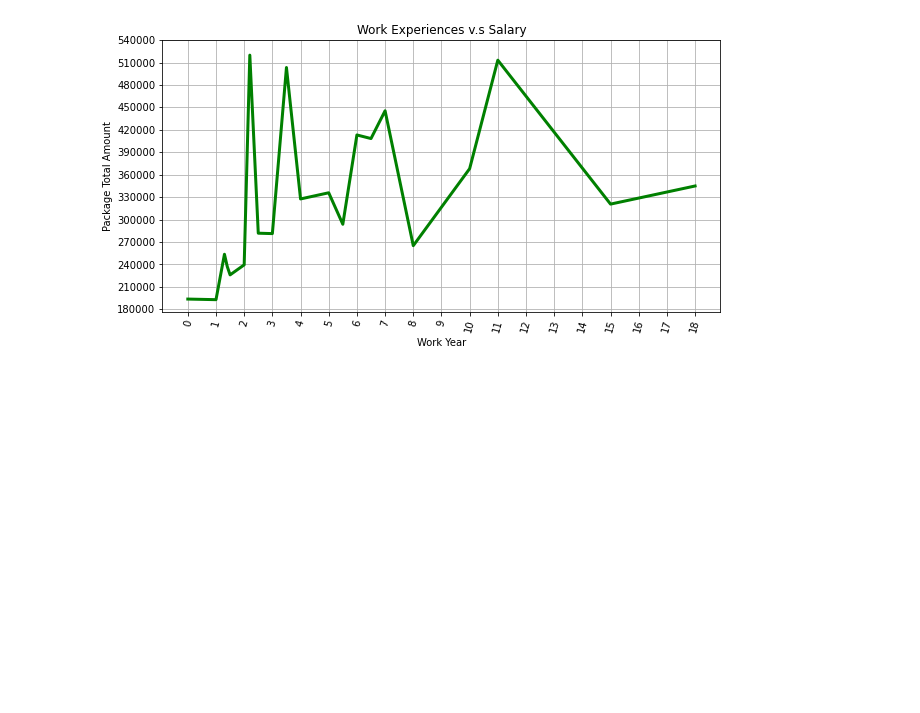
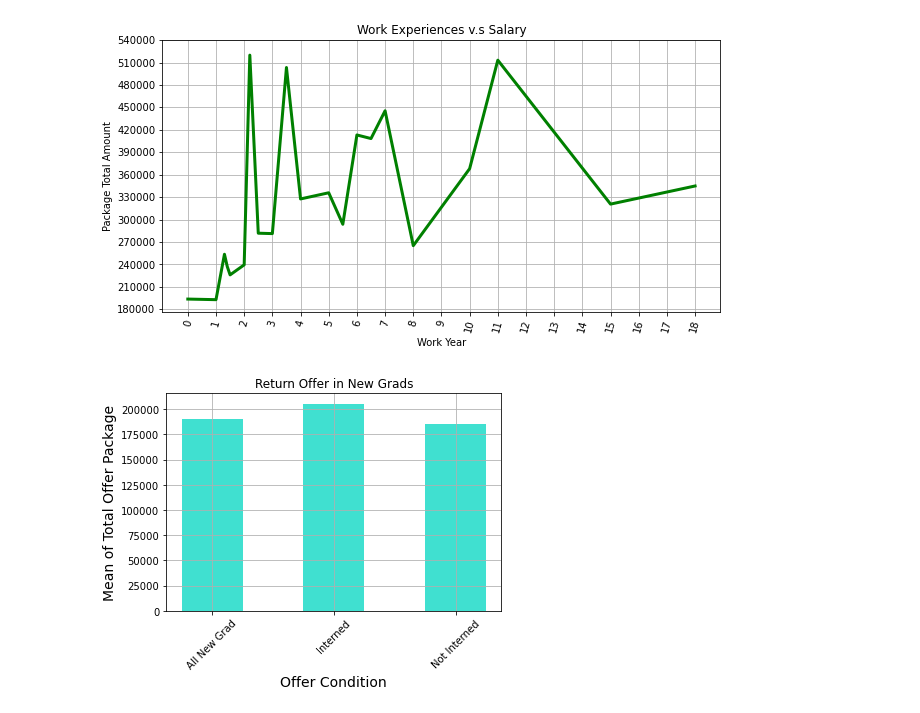
Before and after one commit to dorothyjx/damg-6105-Final-Project, a Jupyter notebook: project_final.ipynb, the cells around one changed output. Cells and saved outputs as stored; diff of their text form; code cells hidden in the pictures; blank space fills up the shorter version.

Commit message:
add return offer comparison figure

```diff
--- a/project_final.ipynb
+++ b/project_final.ipynb
@@ -596,3 +575,28 @@ plt.grid()
 plt.savefig('./figures/WorkSalary.png', bbox_inches='tight')
 # %% [output]
 [figure]
+# %%
+# New Grad return offer vs normal
+# The comparison between return offer and normal.
+# Will the employees who were interned in the company be offered a higher salary?
+
+newgrad = salaryInfo[salaryInfo["New Grad"] == True] # (130 new grads)
+returned = newgrad[newgrad["Return"] == "Return Offer"] # (29 return offer)
+normal = newgrad[newgrad["Return"].isna()]
+
+newgrad_mean = newgrad['Total'].mean()
+returned_mean = returned['Total'].mean()
+normal_mean = normal['Total'].mean()
+# print(newgrad_mean, returned_mean, normal_mean)
+news = ['All New Grad', 'Interned', 'Not Interned']
+new_means = [newgrad_mean, returned_mean, normal_mean]
+
+plt.bar(news, new_means, color = 'turquoise', width = 0.5)
+plt.title('Return Offer in New Grads')
+plt.xlabel('Offer Condition', fontsize=14)
+plt.xticks(rotation=45)
+plt.ylabel('Mean of Total Offer Package', fontsize=14)
+plt.grid()
+fig.savefig('./figures/ReturnOffer.png', bbox_inches='tight')
+# %% [output]
+[figure, added]
```
Also changed, not shown: parts of 2 cells of this notebook, 1 other file.
